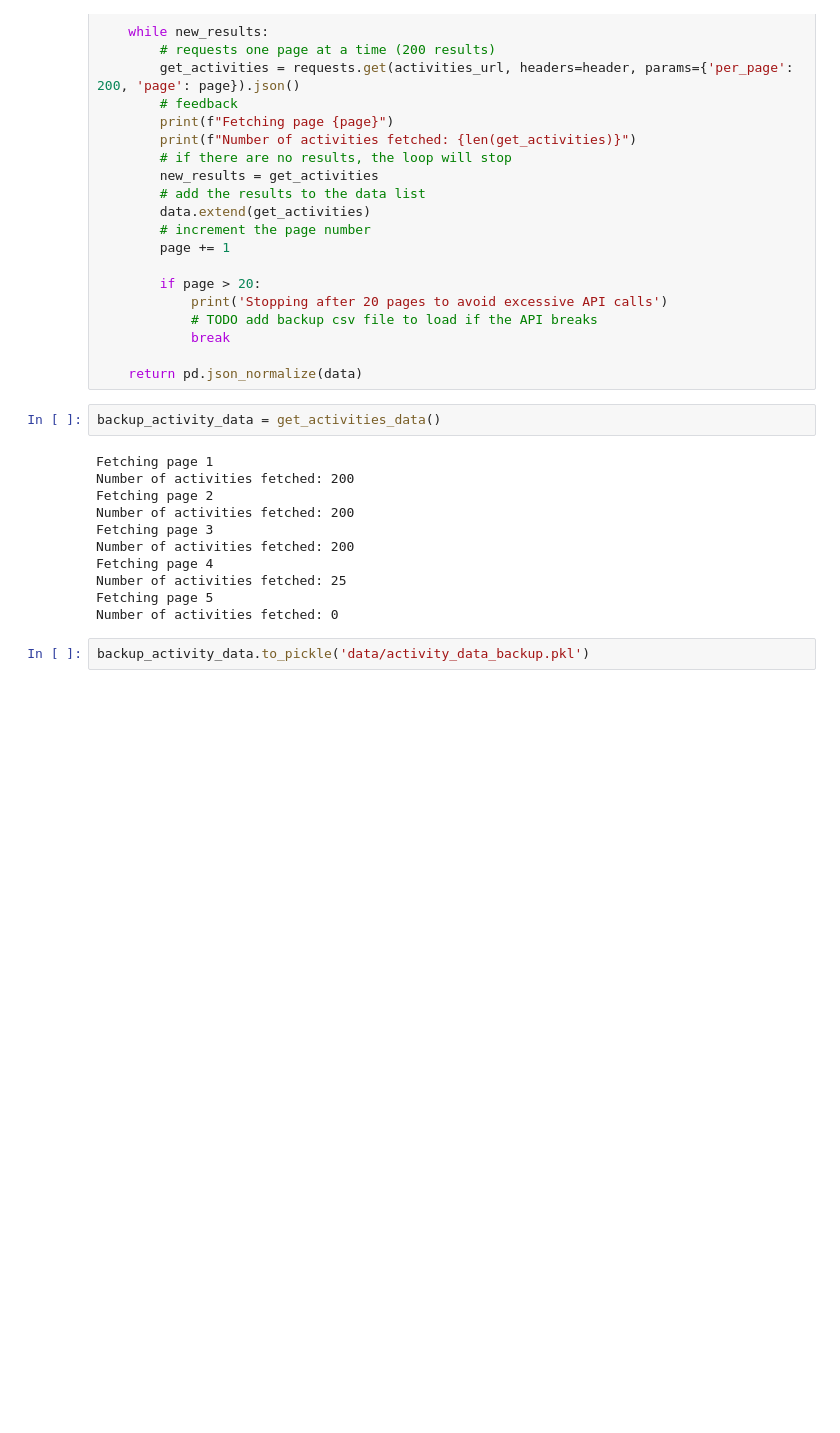
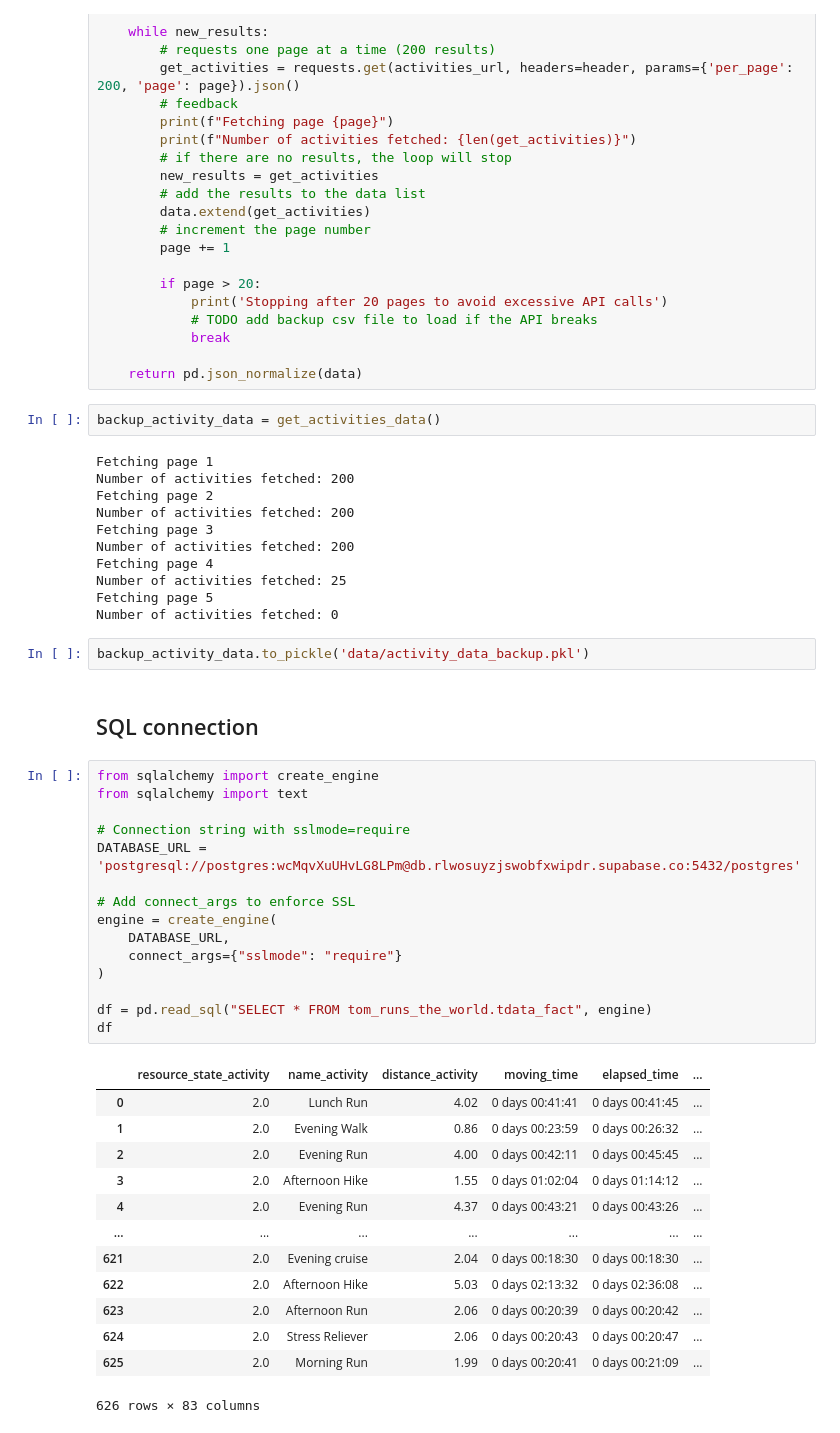
Before and after one commit to tjlaporte1/tom_runs_the_world, a Jupyter notebook: test.ipynb, the cells around one changed output. Drawn from its saved outputs; the diff is of its cells as text; blank space fills up the shorter version.

```diff
--- a/test.ipynb
+++ b/test.ipynb
@@ -348,3 +292,34 @@ Fetching page 5
 Number of activities fetched: 0
 # %%
 backup_activity_data.to_pickle('data/activity_data_backup.pkl')
+# %% [markdown]
+## SQL connection
+# %%
+from sqlalchemy import create_engine
+from sqlalchemy import text
+
+# Connection string with sslmode=require
+DATABASE_URL = 'postgresql://postgres:wcMqvXuUHvLG8LPm@db.rlwosuyzjswobfxwipdr.supabase.co:5432/postgres'
+
+# Add connect_args to enforce SSL
+engine = create_engine(
+    DATABASE_URL,
+    connect_args={"sslmode": "require"}
+)
+
+df = pd.read_sql("SELECT * FROM tom_runs_the_world.tdata_fact", engine)
+df
+# %% [output]
+|  | resource_state_activity | name_activity | distance_activity | moving_time | elapsed_time | ... |
+| 0 | 2.0 | Lunch Run | 4.02 | 0 days 00:41:41 | 0 days 00:41:45 | ... |
+| 1 | 2.0 | Evening Walk | 0.86 | 0 days 00:23:59 | 0 days 00:26:32 | ... |
+| 2 | 2.0 | Evening Run | 4.00 | 0 days 00:42:11 | 0 days 00:45:45 | ... |
+| 3 | 2.0 | Afternoon Hike | 1.55 | 0 days 01:02:04 | 0 days 01:14:12 | ... |
+| 4 | 2.0 | Evening Run | 4.37 | 0 days 00:43:21 | 0 days 00:43:26 | ... |
+| ... | ... | ... | ... | ... | ... | ... |
+| 621 | 2.0 | Evening cruise | 2.04 | 0 days 00:18:30 | 0 days 00:18:30 | ... |
+| 622 | 2.0 | Afternoon Hike | 5.03 | 0 days 02:13:32 | 0 days 02:36:08 | ... |
+| 623 | 2.0 | Afternoon Run | 2.06 | 0 days 00:20:39 | 0 days 00:20:42 | ... |
+| 624 | 2.0 | Stress Reliever | 2.06 | 0 days 00:20:43 | 0 days 00:20:47 | ... |
+| 625 | 2.0 | Morning Run | 1.99 | 0 days 00:20:41 | 0 days 00:21:09 | ... |
+626 rows × 83 columns
```
Also changed, not shown: parts of 13 cells of this notebook.
